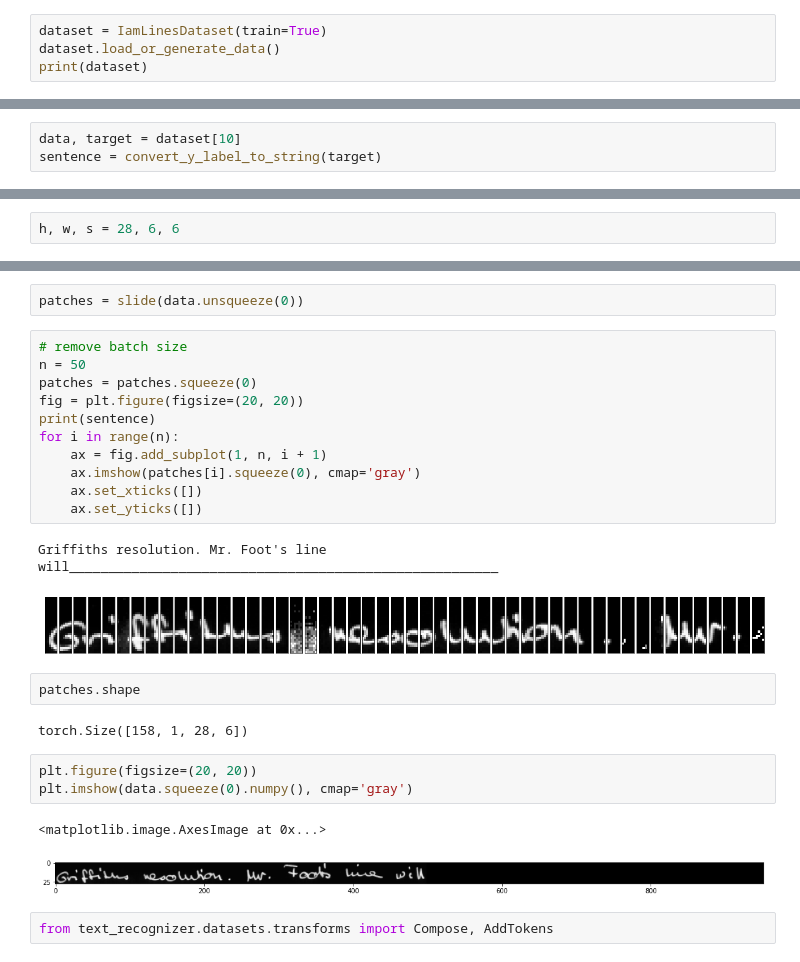
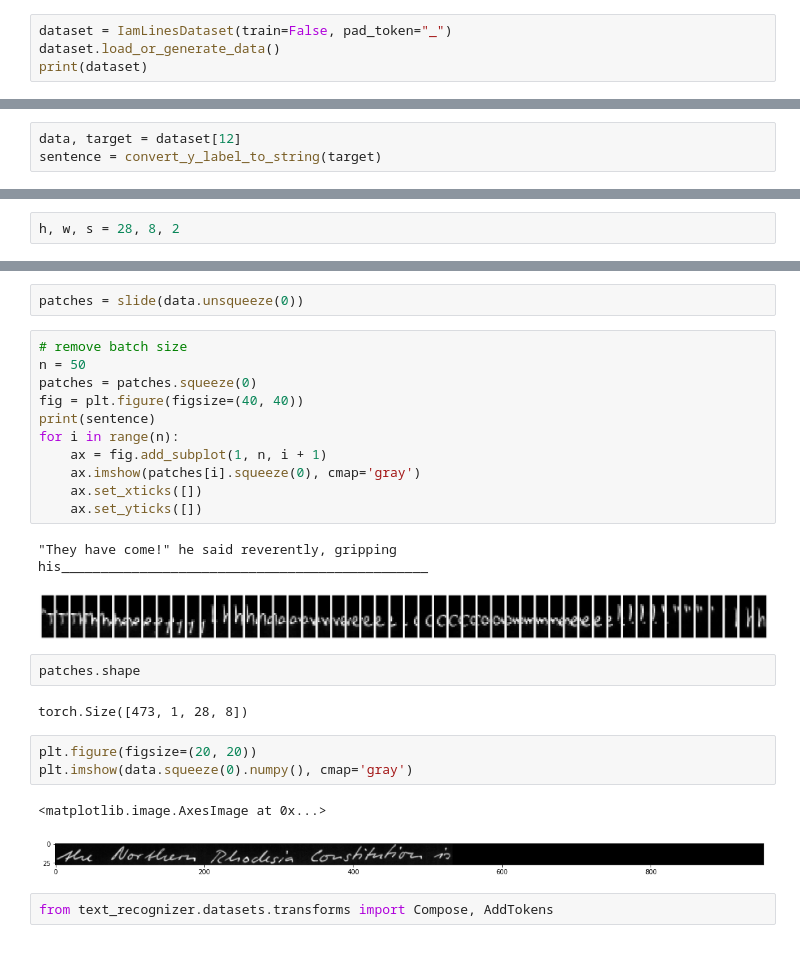
Before and after one commit to aktersnurra/text-recognizer, a Jupyter notebook: src/notebooks/04a-look-at-iam-lines.ipynb, the cells around one changed output, grey strips where cells are left out. Saved outputs shown, nothing was run; the diff lists cells and outputs as text.

```diff
--- a/src/notebooks/04a-look-at-iam-lines.ipynb
+++ b/src/notebooks/04a-look-at-iam-lines.ipynb
@@ -19,7 +16,7 @@ The autoreload extension is already loaded. To reload it, use:
 # %%
 from text_recognizer.datasets import IamLinesDataset, AddTokens
 # %%
-dataset = IamLinesDataset(train=True)
+dataset = IamLinesDataset(train=False, pad_token="_")
 dataset.load_or_generate_data()
 print(dataset)
 # %% [output]
@@ -77,12 +74,12 @@ Peeresses have been created. Most Labour________________________________________
 # %%
-data, target = dataset[10]
+data, target = dataset[12]
 sentence = convert_y_label_to_string(target)
 # %%
 target.shape
 # %% [output]
 torch.Size([97])
 # %%
-h, w, s = 28, 6, 6
+h, w, s = 28, 8, 2
 # %%
 from einops.layers.torch import Rearrange
 slide = nn.Sequential(nn.Unfold(kernel_size=(h, w), stride=(1, s)), Rearrange("b (c h w) t -> b t c h w", h=h, w=w, c=1))
@@ -91,27 +88,27 @@ patches = slide(data.unsqueeze(0))
 # %%
 # remove batch size
 n = 50
 patches = patches.squeeze(0)
-fig = plt.figure(figsize=(20, 20))
+fig = plt.figure(figsize=(40, 40))
 print(sentence)
 for i in range(n):
     ax = fig.add_subplot(1, n, i + 1)
     ax.imshow(patches[i].squeeze(0), cmap='gray')
     ax.set_xticks([])
     ax.set_yticks([])
 # %% [output]
-Griffiths resolution. Mr. Foot's line will_______________________________________________________
+"They have come!" he said reverently, gripping his_______________________________________________
-[figure, old version]
+[figure, new version]
 # %%
 patches.shape
 # %% [output]
-torch.Size([158, 1, 28, 6])
+torch.Size([473, 1, 28, 8])
 # %%
 plt.figure(figsize=(20, 20))
 plt.imshow(data.squeeze(0).numpy(), cmap='gray')
 # %% [output]
 <matplotlib.image.AxesImage at 0x...>
-[figure, old version]
+[figure, new version]
 # %%
 from text_recognizer.datasets.transforms import Compose, AddTokens
 # %%
```
Also changed, not shown: parts of 4 cells of this notebook, 43 other files.
